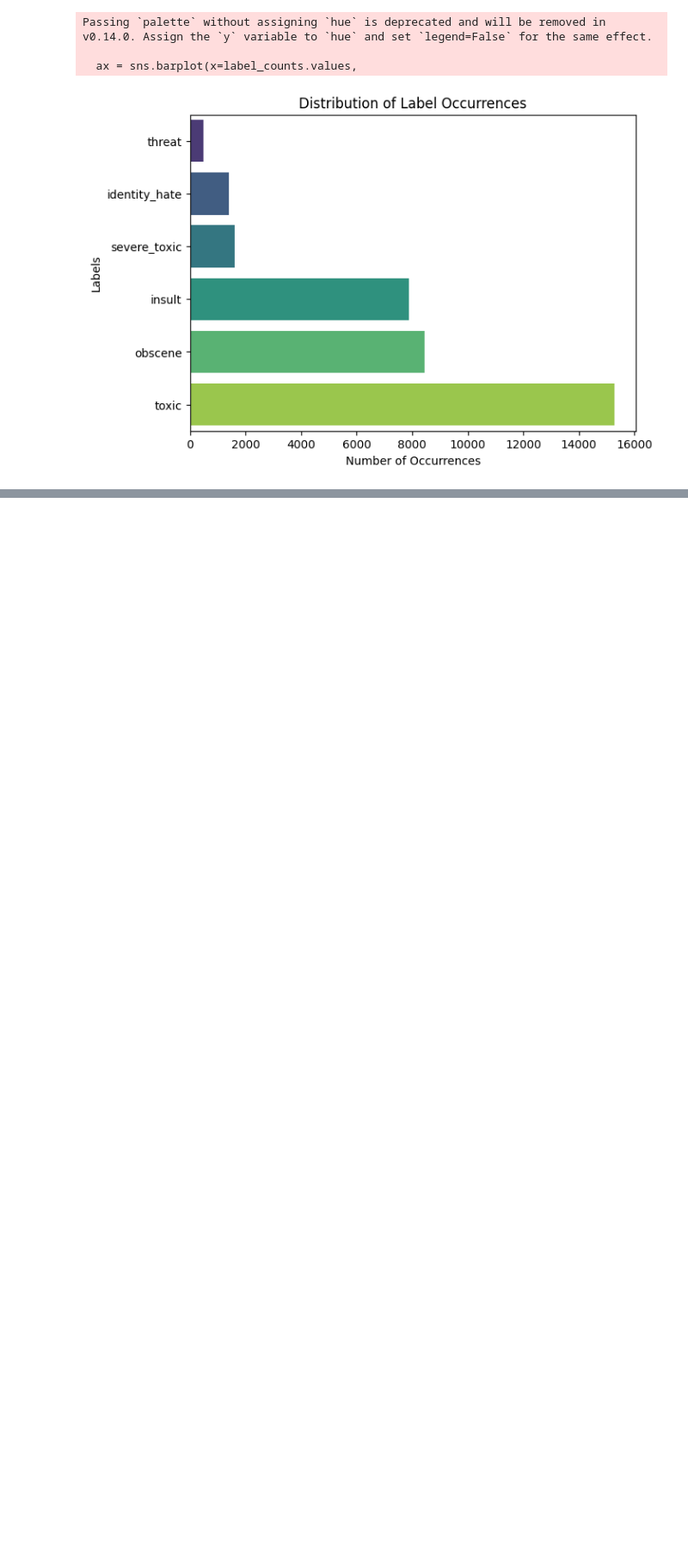
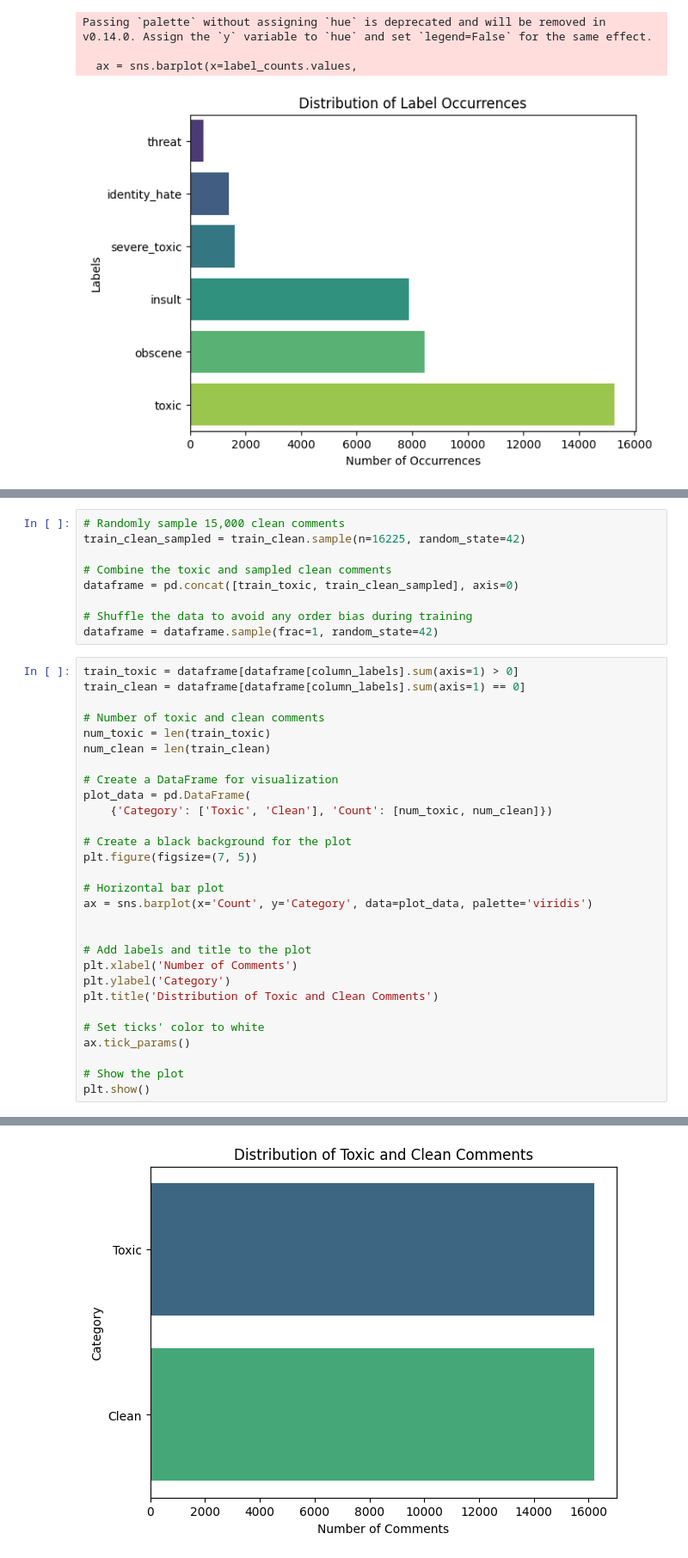
Before and after one commit to rickykaky/Digital-Social-Score, a Jupyter notebook: Digital-SS-Nico.ipynb, the cells around one changed output, grey strips where cells are left out. Shown: that part at 86% size. Cells and saved outputs as stored; diff of their text form; blank space fills up the shorter version.

```diff
--- a/Digital-SS-Nico.ipynb
+++ b/Digital-SS-Nico.ipynb
@@ -221,0 +257,39 @@ Passing `palette` without assigning `hue` is deprecated and will be removed in v
+# %%
+# Randomly sample 15,000 clean comments
+train_clean_sampled = train_clean.sample(n=16225, random_state=42)
+
+# Combine the toxic and sampled clean comments
+dataframe = pd.concat([train_toxic, train_clean_sampled], axis=0)
+
+# Shuffle the data to avoid any order bias during training
+dataframe = dataframe.sample(frac=1, random_state=42)
+# %%
+train_toxic = dataframe[dataframe[column_labels].sum(axis=1) > 0]
+train_clean = dataframe[dataframe[column_labels].sum(axis=1) == 0]
+
+# Number of toxic and clean comments
+num_toxic = len(train_toxic)
+num_clean = len(train_clean)
+
+# Create a DataFrame for visualization
+plot_data = pd.DataFrame(
+    {'Category': ['Toxic', 'Clean'], 'Count': [num_toxic, num_clean]})
+
+# Create a black background for the plot
+plt.figure(figsize=(7, 5))
+
+# Horizontal bar plot
+ax = sns.barplot(x='Count', y='Category', data=plot_data, palette='viridis')
+
+
+# Add labels and title to the plot
+plt.xlabel('Number of Comments')
+plt.ylabel('Category')
+plt.title('Distribution of Toxic and Clean Comments')
+
+# Set ticks' color to white
+ax.tick_params()
+
+# Show the plot
+plt.show()
+# %% [output]
@@ -221,0 +299 @@ Passing `palette` without assigning `hue` is deprecated and will be removed in v
+[figure, added]
```
Also changed, not shown: parts of 7 cells of this notebook.
